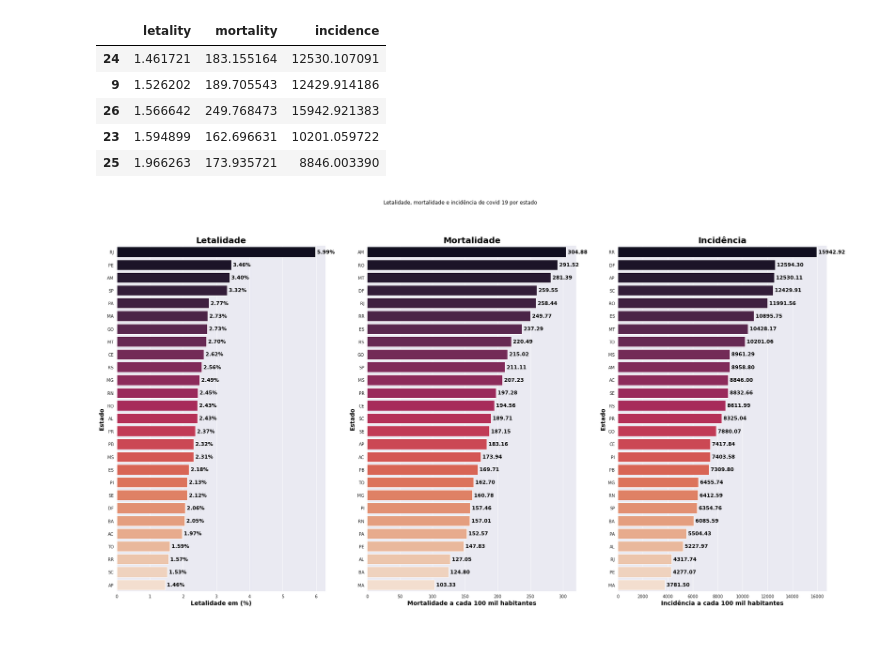
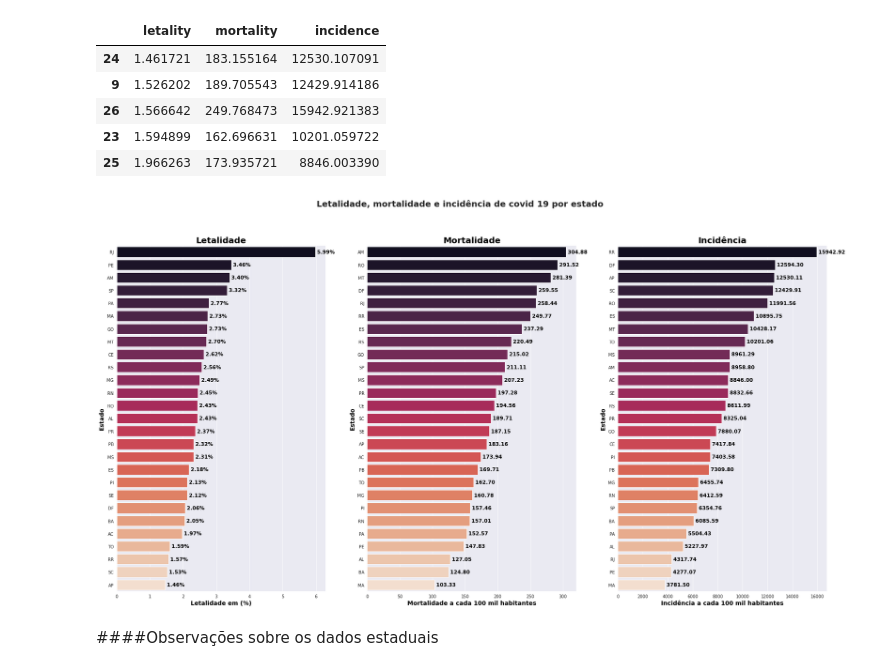
Before and after one commit to marcoantonioafernandes/bootcamp_data_science_projetos, a Jupyter notebook: Projeto1.ipynb, the cells around one changed output. Cells and saved outputs as stored; diff of their text form; code cells hidden in the pictures; blank space fills up the shorter version.

```diff
--- a/Projeto1.ipynb
+++ b/Projeto1.ipynb
@@ -838,6 +883,12 @@ axis_font = {
   'size': 14,
   }
 
+label = {
+  'color':  'black',
+  'weight': 'bold',
+  'size': 12,
+}
+
 plt.title("Casos confirmados de Covid 19 por região", fontdict=title_font)
 plt.xlabel("Casos confirmados (Em mil)", fontdict=axis_font)
 plt.ylabel("Região", fontdict=axis_font);
@@ -1195,32 +1277,34 @@ label = {
 }
 
 letlaity_order = data_by_state['letality']
 
-fig.suptitle('Letalidade, mortalidade e incidência de covid 19 por estado', fontdict=title_font)
+fig.suptitle('Letalidade, mortalidade e incidência de covid 19 por estado', fontsize=20, fontweight='bold')
 
 data_by_state = data_by_state.sort_values("letality", ascending=False)
 # data_by_state
 sns.barplot(ax=axes[0], data=data_by_state, x="letality", y="state", palette=palette)
 axes[0].set_title('Letalidade', fontdict=title_font)
 axes[0].set_ylabel('Estado',  fontdict=axis_font)
 axes[0].set_xlabel('Letalidade em (%)',  fontdict=axis_font)
 for index, row in data_by_state.reset_index().iterrows():
   axes[0].text(row.letality, index, (' {:.2f}%').format(row.letality), fontdict=label, ha='left', va="center")
 
 data_by_state = data_by_state.sort_values("mortality", ascending=False)
 sns.barplot(ax=axes[1], data=data_by_state, x="mortality", y="state", palette=palette)
 axes[1].set_title('Mortalidade', fontdict=title_font)
 axes[1].set_ylabel('Estado', fontdict=axis_font)
 axes[1].set_xlabel('Mortalidade a cada 100 mil habitantes', fontdict=axis_font);
 for index, row in data_by_state.reset_index().iterrows():
   axes[1].text(row.mortality, index, (' {:.2f}').format(row.mortality), fontdict=label, ha='left', va="center")
 
 data_by_state = data_by_state.sort_values("incidence", ascending=False)
 sns.barplot(ax=axes[2], data=data_by_state, x="incidence", y="state", palette=palette)
 axes[2].set_title('Incidência', fontdict=title_font)
 axes[2].set_ylabel('Estado', fontdict=axis_font)
 axes[2].set_xlabel('Incidência a cada 100 mil habitantes', fontdict=axis_font);
 for index, row in data_by_state.reset_index().iterrows():
   axes[2].text(row.incidence, index, (' {:.2f}').format(row.incidence), fontdict=label, ha='left', va="center")
 # %% [output]
-[figure, old version]
+[figure, new version]
+# %% [markdown]
+####Observações sobre os dados estaduais
```
Also changed, not shown: parts of 29 cells of this notebook.
